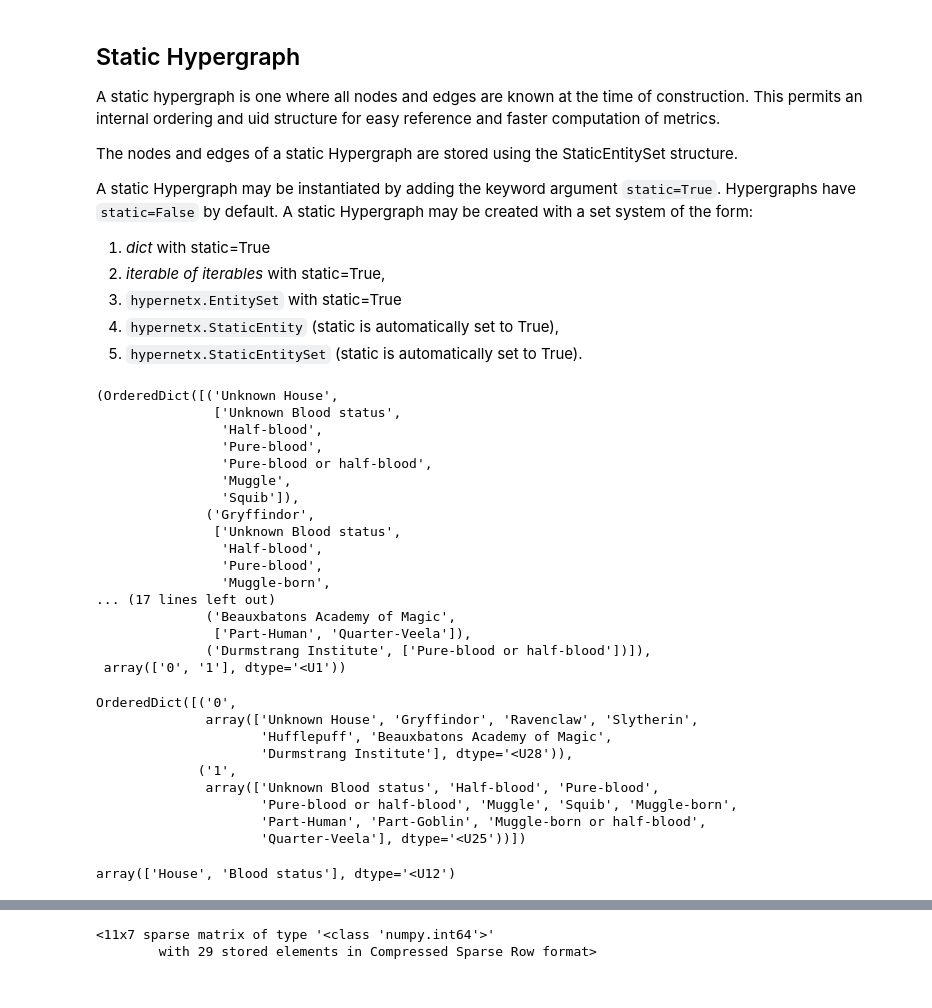
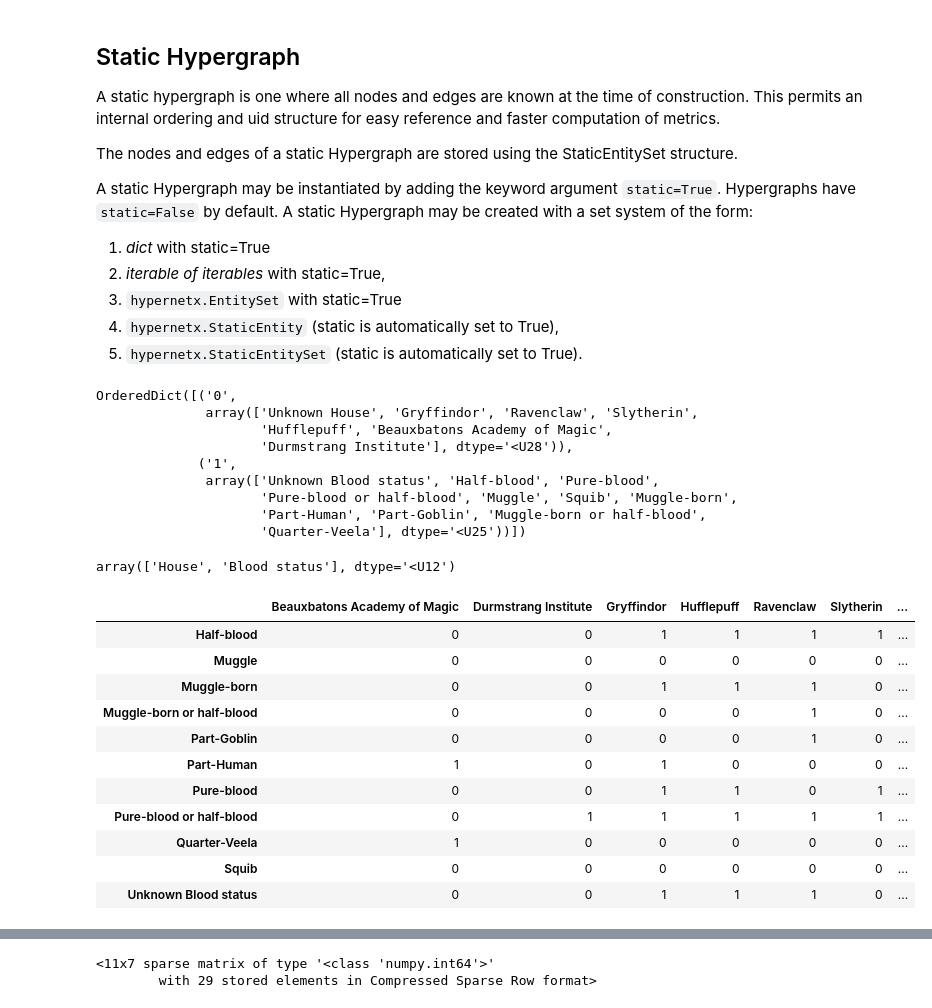
Before and after one commit to pnnl/HyperNetX, a Jupyter notebook: tutorials/Tutorial 6 - Static Hypergraphs and Entities.ipynb, the cells around one changed output, grey strips where cells are left out. Cells and saved outputs as stored; diff of their text form; code cells hidden in the pictures.

```diff
--- a/tutorials/Tutorial 6 - Static Hypergraphs and Entities.ipynb
+++ b/tutorials/Tutorial 6 - Static Hypergraphs and Entities.ipynb
@@ -291,35 +291,16 @@ A static Hypergraph may be instantiated by adding the keyword argument `static=T
 d = E.elements
 Hdict = hnx.Hypergraph(d,static=True)
 
-d,Hdict.edges.keys #,Hdict.isstatic,Hdict.nodes,Hdict.edges
+## in this case the keys will be integers
+Hdict.edges.labels
 # %% [output]
-(OrderedDict([('Unknown House',
-               ['Unknown Blood status',
-                'Half-blood',
-                'Pure-blood',
-                'Pure-blood or half-blood',
-                'Muggle',
-                'Squib']),
-              ('Gryffindor',
-               ['Unknown Blood status',
-                'Half-blood',
-                'Pure-blood',
-                'Muggle-born',
-... (17 lines left out)
-              ('Beauxbatons Academy of Magic',
-               ['Part-Human', 'Quarter-Veela']),
-              ('Durmstrang Institute', ['Pure-blood or half-blood'])]),
- array(['0', '1'], dtype='<U1'))
+OrderedDict([('0',
+              array(['Unknown House', 'Gryffindor', 'Ravenclaw', 'Slytherin',
+                     'Hufflepuff', 'Beauxbatons Academy of Magic',
+                     'Durmstrang Institute'], dtype='<U28')),
+             ('1',
+              array(['Unknown Blood status', 'Half-blood', 'Pure-blood',
+                     'Pure-blood or half-blood', 'Muggle', 'Squib', 'Muggle-born',
+                     'Part-Human', 'Part-Goblin', 'Muggle-born or half-blood',
+                     'Quarter-Veela'], dtype='<U25'))])
-# %%
-Hdict.edges.labels
-# %% [output]
-OrderedDict([('0',
-              array(['Unknown House', 'Gryffindor', 'Ravenclaw', 'Slytherin',
-                     'Hufflepuff', 'Beauxbatons Academy of Magic',
-                     'Durmstrang Institute'], dtype='<U28')),
-             ('1',
-              array(['Unknown Blood status', 'Half-blood', 'Pure-blood',
-                     'Pure-blood or half-blood', 'Muggle', 'Squib', 'Muggle-born',
-                     'Part-Human', 'Part-Goblin', 'Muggle-born or half-blood',
-                     'Quarter-Veela'], dtype='<U25'))])
 # %%
@@ -328,3 +310,20 @@ ESE.incidence_matrix().todense()
 ESE.keys
 # %% [output]
 array(['House', 'Blood status'], dtype='<U12')
+# %%
+## Create a hypergraph from a StaticEntity
+HE = hnx.Hypergraph(E)
+HE.dataframe()
+# %% [output]
+|  | Beauxbatons Academy of Magic | Durmstrang Institute | Gryffindor | Hufflepuff | Ravenclaw | Slytherin | ... |
+| Half-blood | 0 | 0 | 1 | 1 | 1 | 1 | ... |
+| Muggle | 0 | 0 | 0 | 0 | 0 | 0 | ... |
+| Muggle-born | 0 | 0 | 1 | 1 | 1 | 0 | ... |
+| Muggle-born or half-blood | 0 | 0 | 0 | 0 | 1 | 0 | ... |
+| Part-Goblin | 0 | 0 | 0 | 0 | 1 | 0 | ... |
+| Part-Human | 1 | 0 | 1 | 0 | 0 | 0 | ... |
+| Pure-blood | 0 | 0 | 1 | 1 | 0 | 1 | ... |
+| Pure-blood or half-blood | 0 | 1 | 1 | 1 | 1 | 1 | ... |
+| Quarter-Veela | 1 | 0 | 0 | 0 | 0 | 0 | ... |
+| Squib | 0 | 0 | 0 | 0 | 0 | 0 | ... |
+| Unknown Blood status | 0 | 0 | 1 | 1 | 1 | 0 | ... |
```
Also changed, not shown: parts of 18 cells of this notebook, 5 other files.
